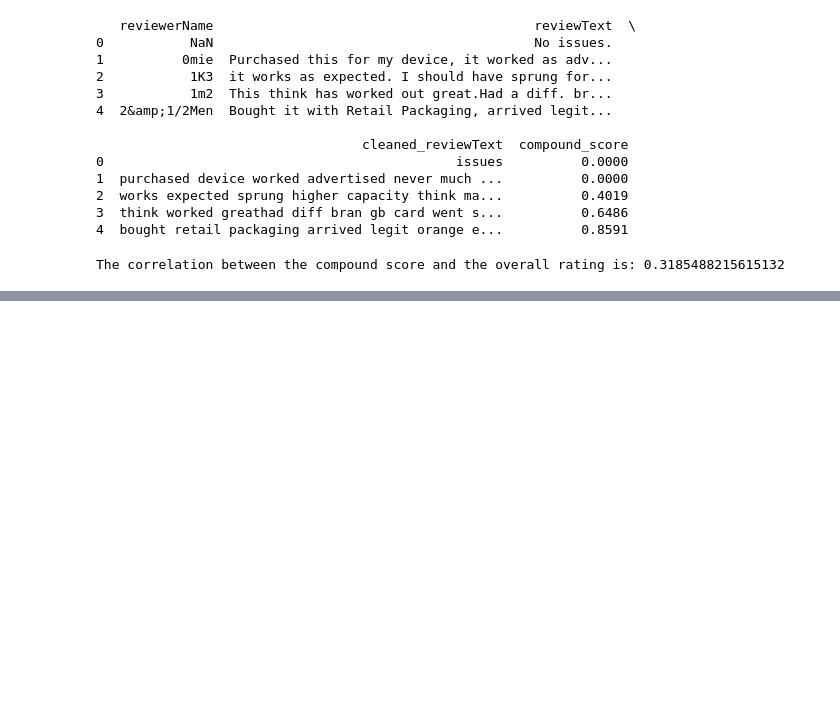
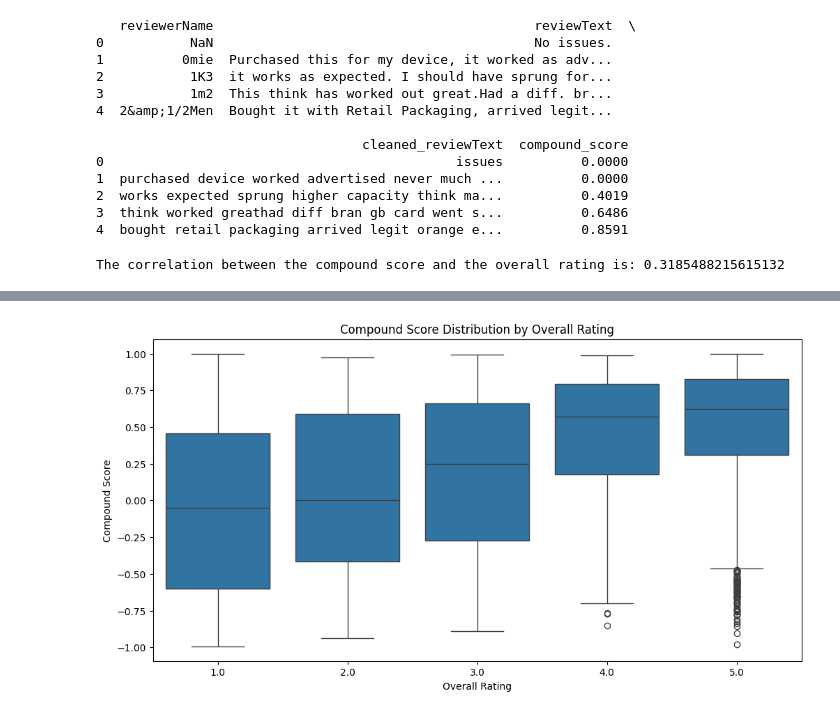
Before and after one commit to awhitehouse1/DS4002-Project-1, a Jupyter notebook: Vader.ipynb, the cells around one changed output, grey strips where cells are left out. Saved outputs shown, nothing was run; the diff lists cells and outputs as text; code cells hidden in the pictures; blank space fills up the shorter version.

```diff
--- a/Vader.ipynb
+++ b/Vader.ipynb
@@ -94,0 +153,19 @@ The correlation between the compound score and the overall rating is: 0.31854882
+# %%
+import matplotlib.pyplot as plt
+import seaborn as sns
+
+# Set up the figure
+plt.figure(figsize=(12, 6))
+
+# Create a box plot to show the distribution of compound scores across overall ratings
+sns.boxplot(x='overall', y='compound_score', data=df)
+
+# Add labels and title
+plt.title('Compound Score Distribution by Overall Rating')
+plt.xlabel('Overall Rating')
+plt.ylabel('Compound Score')
+
+# Display the plot
+plt.show()
+# %% [output]
+[figure, added]
```
Also changed, not shown: parts of 14 cells of this notebook.
